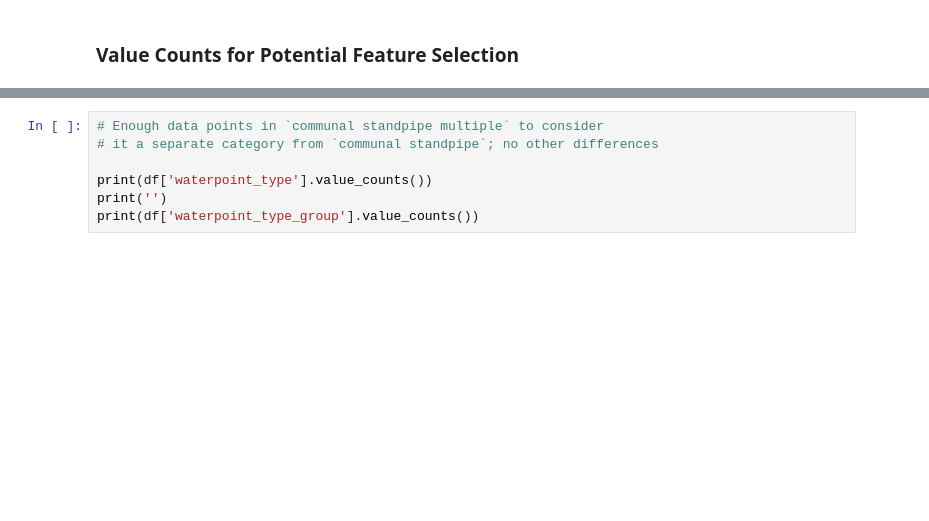
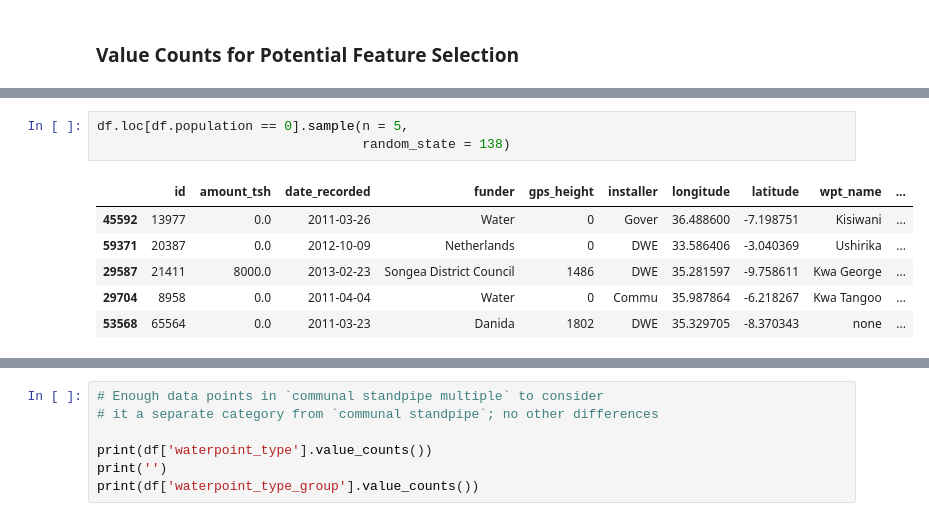
Before and after one commit to toastdeini/Waterpoint-functionality-in-Tanzania, a Jupyter notebook: Exploratory_Analysis_and_Cleaning.ipynb, the cells around one changed output, grey strips where cells are left out. Cells and saved outputs as stored; diff of their text form; blank space fills up the shorter version.

```diff
--- a/Exploratory_Analysis_and_Cleaning.ipynb
+++ b/Exploratory_Analysis_and_Cleaning.ipynb
@@ -156,0 +282,10 @@ df.basin.value_counts();
+# %%
+df.loc[df.population == 0].sample(n = 5,
+                                  random_state = 138)
+# %% [output]
+|  | id | amount_tsh | date_recorded | funder | gps_height | installer | longitude | latitude | wpt_name | ... |
+| 45592 | 13977 | 0.0 | 2011-03-26 | Water | 0 | Gover | 36.488600 | -7.198751 | Kisiwani | ... |
+| 59371 | 20387 | 0.0 | 2012-10-09 | Netherlands | 0 | DWE | 33.586406 | -3.040369 | Ushirika | ... |
+| 29587 | 21411 | 8000.0 | 2013-02-23 | Songea District Council | 1486 | DWE | 35.281597 | -9.758611 | Kwa George | ... |
+| 29704 | 8958 | 0.0 | 2011-04-04 | Water | 0 | Commu | 35.987864 | -6.218267 | Kwa Tangoo | ... |
+| 53568 | 65564 | 0.0 | 2011-03-23 | Danida | 1802 | DWE | 35.329705 | -8.370343 | none | ... |
```
Also changed, not shown: parts of 52 cells of this notebook.
